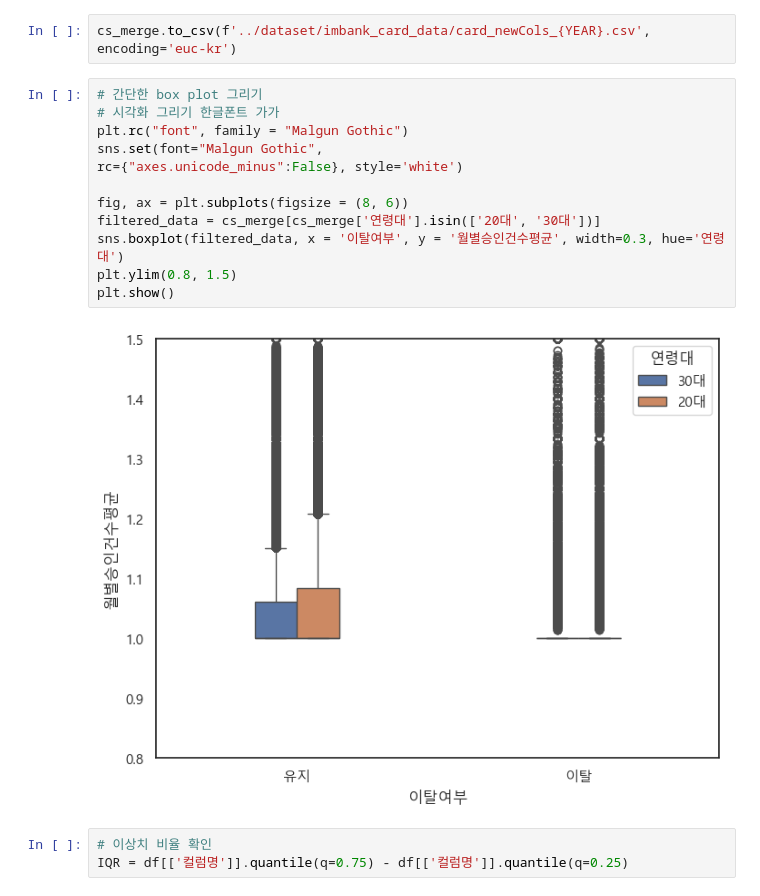
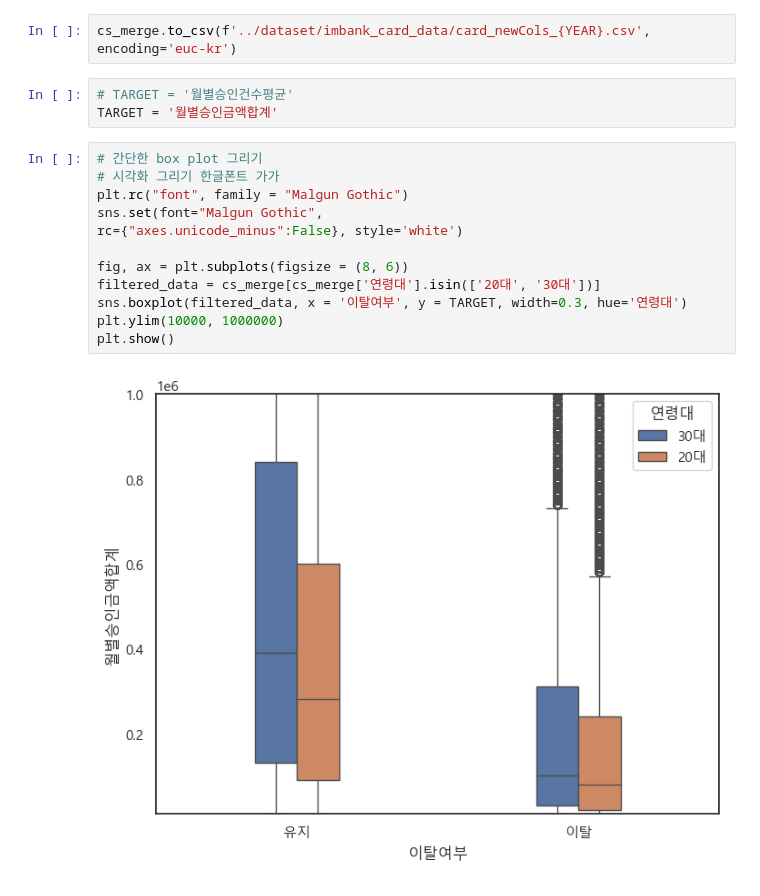
Before and after one commit to iMBanker-iM2030/IM2030, a Jupyter notebook: notebook/im2030.ipynb, the cells around one changed output. Drawn from its saved outputs; the diff is of its cells as text.

```diff
--- a/notebook/im2030.ipynb
+++ b/notebook/im2030.ipynb
@@ -116,20 +116,20 @@ cs_merge
 6383031 rows × 6 columns
 # %%
 cs_merge.to_csv(f'../dataset/imbank_card_data/card_newCols_{YEAR}.csv', encoding='euc-kr')
+# %%
+# TARGET = '월별승인건수평균'
+TARGET = '월별승인금액합계'
 # %%
 # 간단한 box plot 그리기
 # 시각화 그리기 한글폰트 가가
 plt.rc("font", family = "Malgun Gothic")
 sns.set(font="Malgun Gothic",
 rc={"axes.unicode_minus":False}, style='white')
 
 fig, ax = plt.subplots(figsize = (8, 6))
 filtered_data = cs_merge[cs_merge['연령대'].isin(['20대', '30대'])]
-sns.boxplot(filtered_data, x = '이탈여부', y = '월별승인건수평균', width=0.3, hue='연령대')
-plt.ylim(0.8, 1.5)
+sns.boxplot(filtered_data, x = '이탈여부', y = TARGET, width=0.3, hue='연령대')
+plt.ylim(10000, 1000000)
 plt.show()
 # %% [output]
-[figure, old version]
+[figure, new version]
-# %%
-# 이상치 비율 확인
-IQR = df[['컬럼명']].quantile(q=0.75) - df[['컬럼명']].quantile(q=0.25)
```
Also changed, not shown: parts of 7 cells of this notebook, 1 other file.
